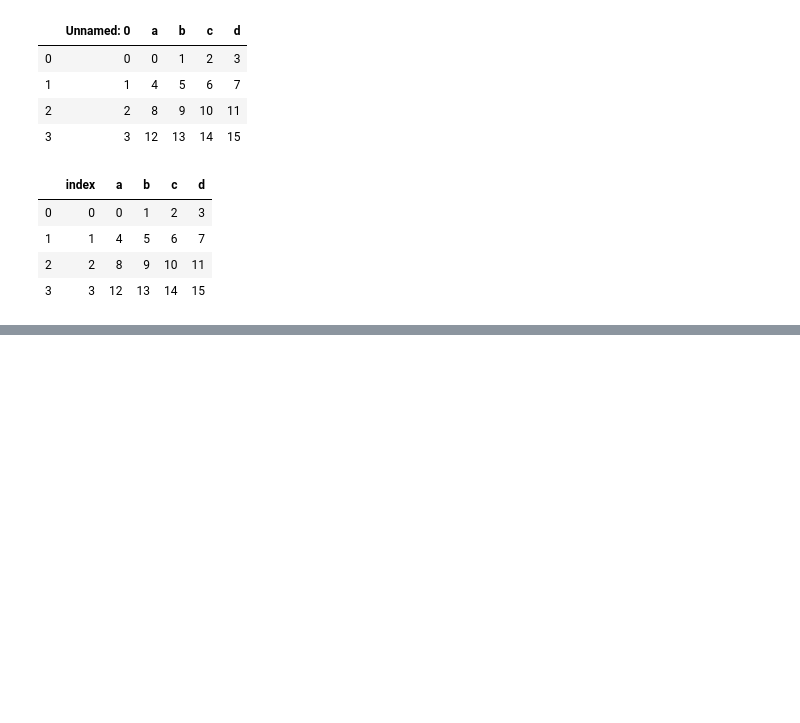
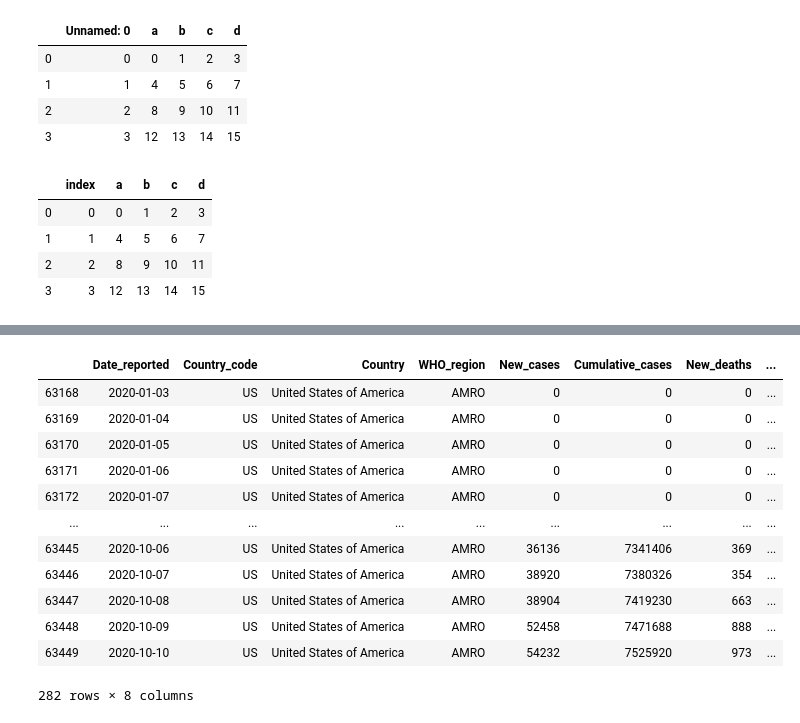
Before and after one commit to MastaMinds/Python_for_Data_Science_and_Machine_Learning, a Jupyter notebook: 03-Python-for-Data-Analysis-Pandas/Ahmhmd_Pandas.ipynb, the cells around one changed output, grey strips where cells are left out. Saved outputs shown, nothing was run; the diff lists cells and outputs as text; code cells hidden in the pictures; blank space fills up the shorter version.

```diff
--- a/03-Python-for-Data-Analysis-Pandas/Ahmhmd_Pandas.ipynb
+++ b/03-Python-for-Data-Analysis-Pandas/Ahmhmd_Pandas.ipynb
@@ -853,3 +856,10 @@ sqldf
 | 1 | 1 | 4 | 5 | 6 | 7 |
 | 2 | 2 | 8 | 9 | 10 | 11 |
 | 3 | 3 | 12 | 13 | 14 | 15 |
+# %%
+url='https://covid19.who.int/WHO-COVID-19-global-data.csv'
+file_path=os.path.join('data','covid')
+os.makedirs(file_path,exist_ok=True)
+# %%
+csv_path=os.path.join(file_path,'WHO-COVID-19-global-data.csv')
+urllib.request.urlretrieve(url,csv_path)
@@ -855,0 +869,3 @@ sqldf
+# %%
+df=pd.read_csv(csv_path)
+df.head()
@@ -855,0 +976,3 @@ sqldf
+# %%
+df.columns=[col.strip() for col in df.columns] # Remove space
+df.columns
@@ -855,0 +1010,16 @@ sqldf
+# %%
+df[df.Country=='United States of America']
+# %% [output]
+|  | Date_reported | Country_code | Country | WHO_region | New_cases | Cumulative_cases | New_deaths | ... |
+| 63168 | 2020-01-03 | US | United States of America | AMRO | 0 | 0 | 0 | ... |
+| 63169 | 2020-01-04 | US | United States of America | AMRO | 0 | 0 | 0 | ... |
+| 63170 | 2020-01-05 | US | United States of America | AMRO | 0 | 0 | 0 | ... |
+| 63171 | 2020-01-06 | US | United States of America | AMRO | 0 | 0 | 0 | ... |
+| 63172 | 2020-01-07 | US | United States of America | AMRO | 0 | 0 | 0 | ... |
+| ... | ... | ... | ... | ... | ... | ... | ... | ... |
+| 63445 | 2020-10-06 | US | United States of America | AMRO | 36136 | 7341406 | 369 | ... |
+| 63446 | 2020-10-07 | US | United States of America | AMRO | 38920 | 7380326 | 354 | ... |
+| 63447 | 2020-10-08 | US | United States of America | AMRO | 38904 | 7419230 | 663 | ... |
+| 63448 | 2020-10-09 | US | United States of America | AMRO | 52458 | 7471688 | 888 | ... |
+| 63449 | 2020-10-10 | US | United States of America | AMRO | 54232 | 7525920 | 973 | ... |
+282 rows × 8 columns
```
Also changed, not shown: parts of 18 cells of this notebook.
